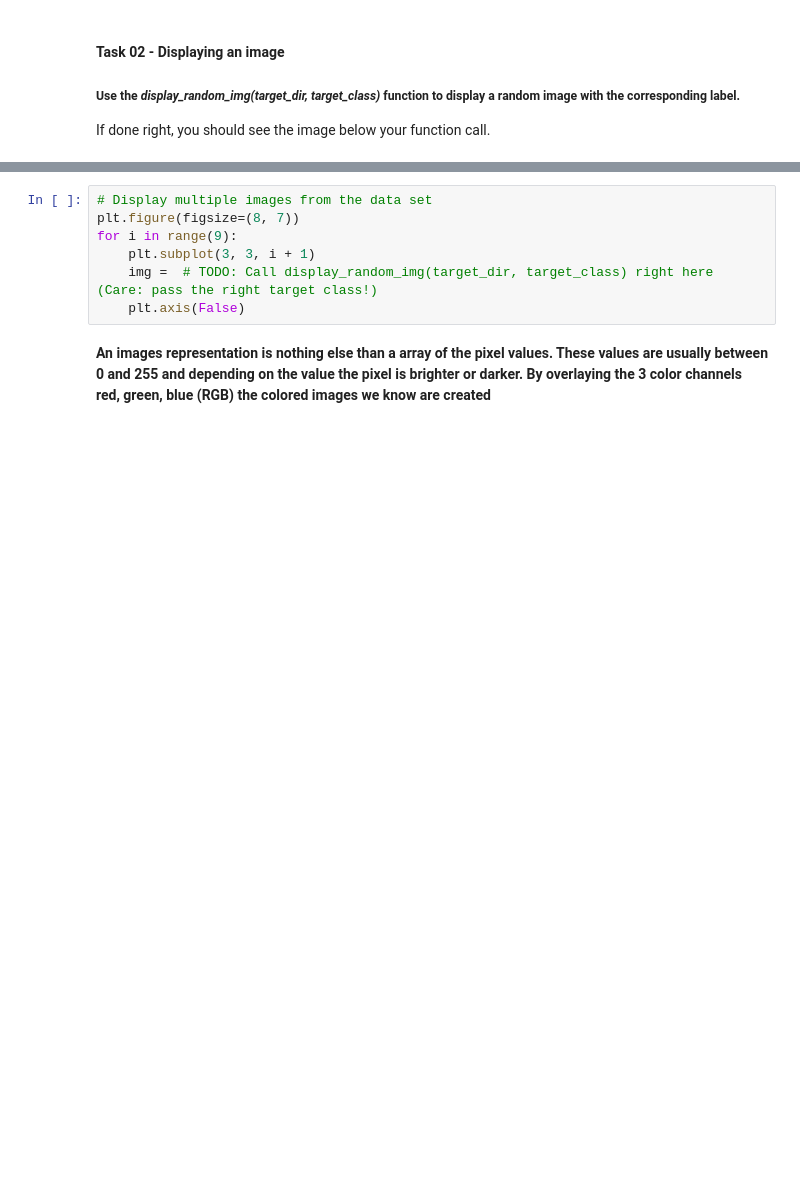
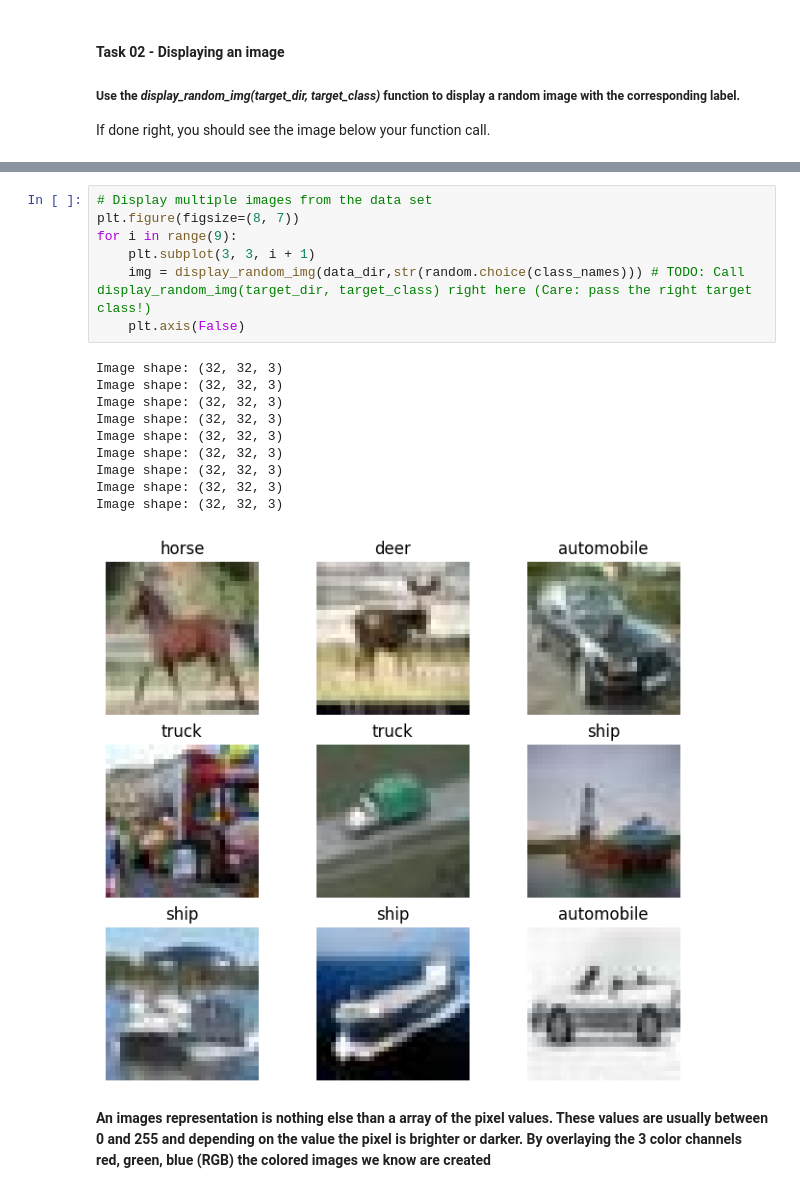
Before and after one commit to Nini3010/AI_Intro, a Jupyter notebook: ai_ue/ex2/Exercise_2_cifar.ipynb, the cells around one changed output, grey strips where cells are left out. Cells and saved outputs as stored; diff of their text form; blank space fills up the shorter version.

```diff
--- a/ai_ue/ex2/Exercise_2_cifar.ipynb
+++ b/ai_ue/ex2/Exercise_2_cifar.ipynb
@@ -123,10 +144,21 @@ img =  # TODO: Call display_random_img(target_dir, target_class) right here
 # %%
 # Display multiple images from the data set
 plt.figure(figsize=(8, 7))
 for i in range(9):
     plt.subplot(3, 3, i + 1)
-    img =  # TODO: Call display_random_img(target_dir, target_class) right here (Care: pass the right target class!)
+    img = display_random_img(data_dir,str(random.choice(class_names))) # TODO: Call display_random_img(target_dir, target_class) right here (Care: pass the right target class!)
     plt.axis(False)
+# %% [output]
+Image shape: (32, 32, 3)
+Image shape: (32, 32, 3)
+Image shape: (32, 32, 3)
+Image shape: (32, 32, 3)
+Image shape: (32, 32, 3)
+Image shape: (32, 32, 3)
+Image shape: (32, 32, 3)
+Image shape: (32, 32, 3)
+Image shape: (32, 32, 3)
+[figure, added]
 # %% [markdown]
 **An images representation is nothing else than a array of the pixel values. These values are usually between 0 and 255 and depending on the value the pixel is brighter or darker. By overlaying the 3 color channels red, green, blue (RGB) the colored images we know are created**
 # %%
```
Also changed, not shown: parts of 7 cells of this notebook, 1 other file.
